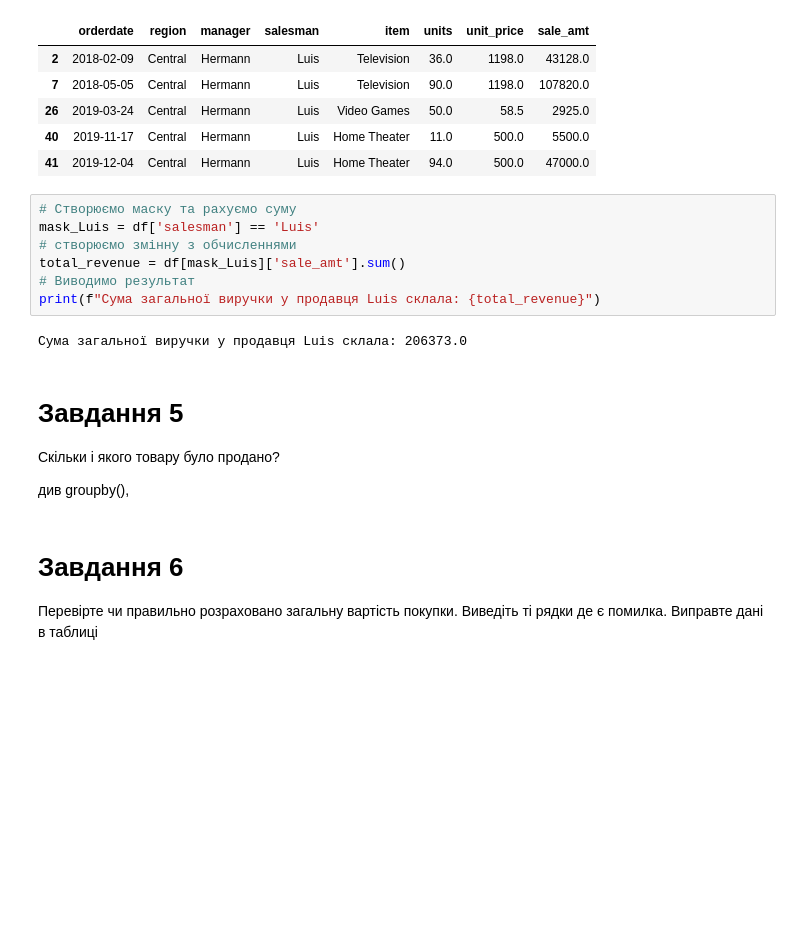
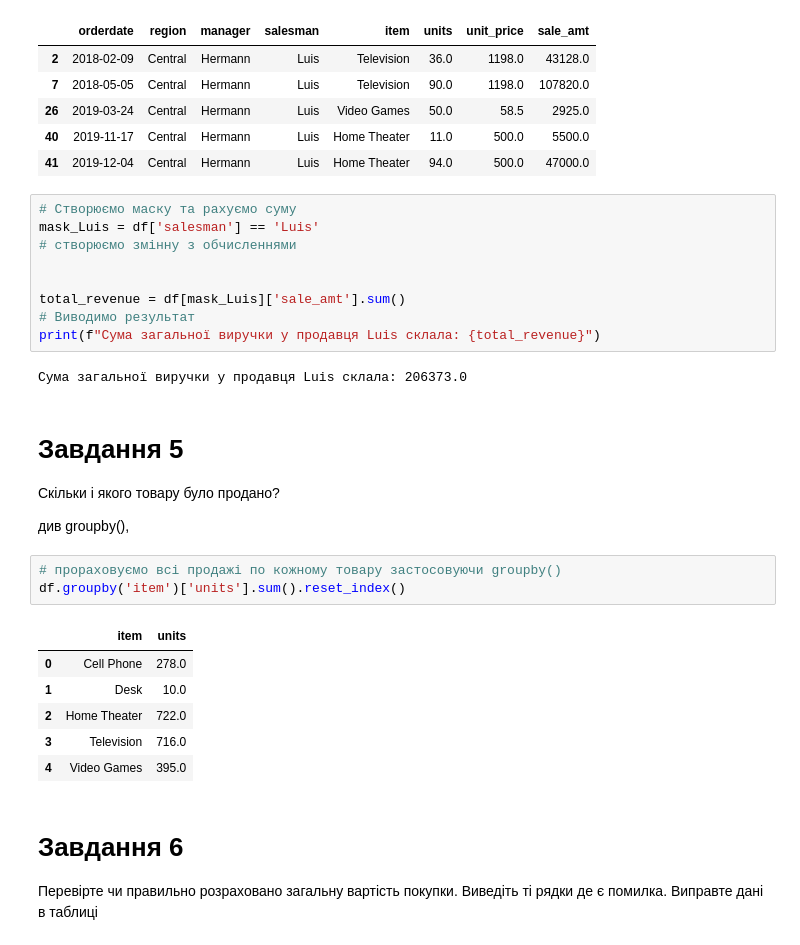
Before and after one commit to ValeriiSlynko/IT-STEP-Practice, a Jupyter notebook: Practice_Pandas/HmWrk1_Pandas(sales_equipment).ipynb, the cells around one changed output. Saved outputs shown, nothing was run; the diff lists cells and outputs as text; blank space fills up the shorter version.

```diff
--- a/Practice_Pandas/HmWrk1_Pandas(sales_equipment).ipynb
+++ b/Practice_Pandas/HmWrk1_Pandas(sales_equipment).ipynb
@@ -120,6 +120,8 @@ df[mask_Luis]
 # Створюємо маску та рахуємо суму
 mask_Luis = df['salesman'] == 'Luis'
 # створюємо змінну з обчисленнями
+
+
 total_revenue = df[mask_Luis]['sale_amt'].sum()
 # Виводимо результат
 print(f"Сума загальної виручки у продавця Luis склала: {total_revenue}")
@@ -131,6 +133,16 @@ print(f"Сума загальної виручки у продавця Luis ск
 Скільки і якого товару було продано?
 
 див groupby(),
+# %%
+# прораховуємо всі продажі по кожному товару застосовуючи groupby()
+df.groupby('item')['units'].sum().reset_index()
+# %% [output]
+|  | item | units |
+| 0 | Cell Phone | 278.0 |
+| 1 | Desk | 10.0 |
+| 2 | Home Theater | 722.0 |
+| 3 | Television | 716.0 |
+| 4 | Video Games | 395.0 |
 # %% [markdown]
 # Завдання 6
 Перевірте чи правильно розраховано загальну вартість покупки. Виведіть ті рядки де є помилка. Виправте дані в таблиці
```
Also changed, not shown: parts of 2 cells of this notebook.
